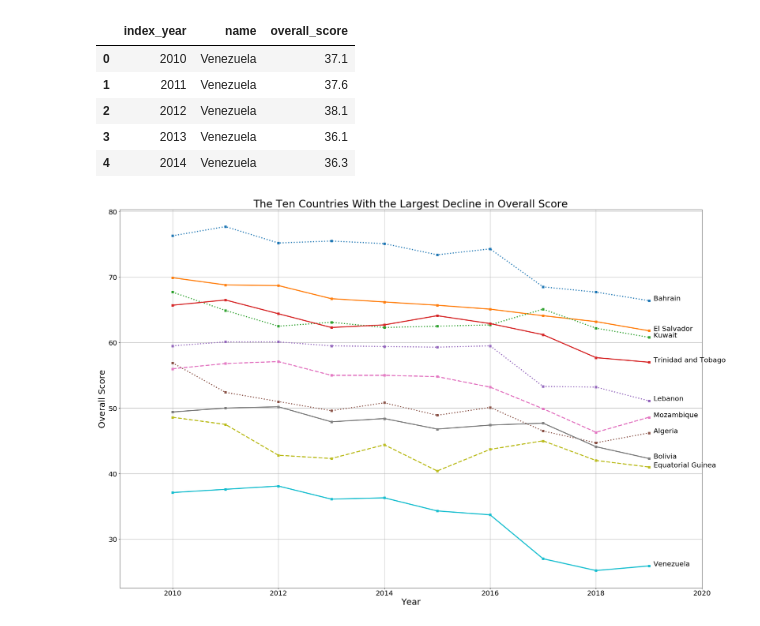
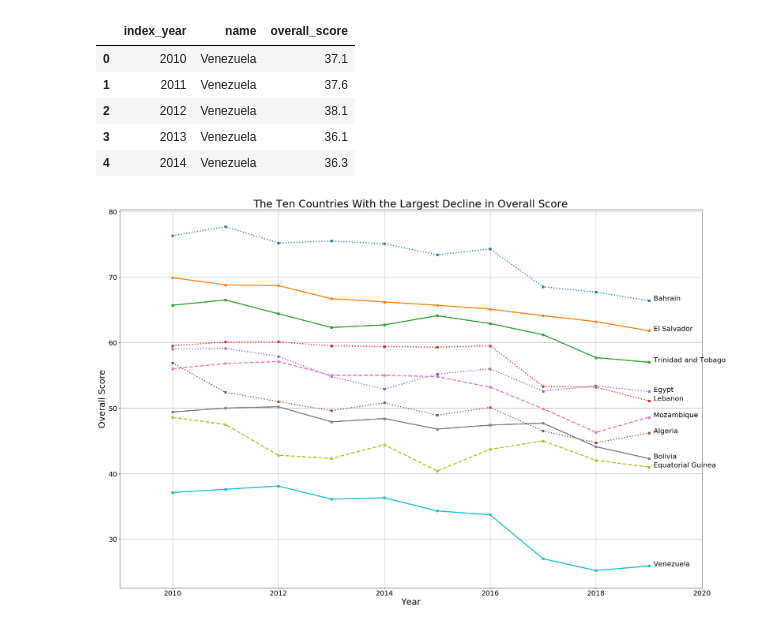
Before and after one commit to nicole1286/Project1, a Jupyter notebook: Economic_Freedom.ipynb, the cells around one changed output. Cells and saved outputs as stored; diff of their text form; code cells hidden in the pictures.

```diff
--- a/Economic_Freedom.ipynb
+++ b/Economic_Freedom.ipynb
@@ -243,14 +253,14 @@ index_year_df = index_year_df[index_year_df.index_year != 2009.0]
 decade_df = index_year_df[["index_year", "name", "overall_score"]]
 venezuela_df = decade_df[decade_df["name"] == "Venezuela "]
 algeria_df = decade_df[decade_df["name"] == "Algeria"]
+eguinea_df = decade_df[decade_df["name"] == "Equatorial Guinea"]
+bolivia_df = decade_df[decade_df["name"] == "Bolivia"]
+lebanon_df = decade_df[decade_df["name"] == "Lebanon"]
+trinidad_df = decade_df[decade_df["name"] == "Trinidad and Tobago"]
+mozambique_df = decade_df[decade_df["name"] == "Mozambique "]
 bahrain_df = decade_df[decade_df["name"] == "Bahrain"]
-trinidad_df = decade_df[decade_df["name"] == "Trinidad and Tobago"]
-lebanon_df = decade_df[decade_df["name"] == "Lebanon"]
 salvador_df = decade_df[decade_df["name"] == "El Salvador "]
-eguinea_df = decade_df[decade_df["name"] == "Equatorial Guinea"]
-mozambique_df = decade_df[decade_df["name"] == "Mozambique "]
-bolivia_df = decade_df[decade_df["name"] == "Bolivia"]
-kuwait_df = decade_df[decade_df["name"] == "Kuwait"]
+egypt_df = decade_df[decade_df["name"] == "Egypt"]
 # %%
 # Merge all 10 DataFrames into one
 bottom10_df = pd.merge(venezuela_df, algeria_df, how="outer")
@@ -274,10 +284,6 @@ bottom10_df.head()
 | 3 | 2013 | Venezuela | 36.1 |
 | 4 | 2014 | Venezuela | 36.3 |
 # %%
-# Create a list to hold the countries
-countries = ["Bahrain", "El Salvador", "Kuwait", "Trinidad and Tobago", "Lebanon", "Algeria", "Mozambique",
-             "Bolivia", "Equatorial Guinea", "Venezuela"]
-
 # Plot the 10 year data for each country on a separate line in the chart
 # Solid linestyle is Americas region
 # Dotted linestyle is North Africa/Middle East region
@@ -285,34 +291,37 @@ countries = ["Bahrain", "El Salvador", "Kuwait", "Trinidad and Tobago", "Lebanon
 plt.figure(figsize=(30,20))
 plt.plot(bahrain_df["index_year"], bahrain_df["overall_score"], linewidth=3, marker="s", linestyle=":")
 plt.plot(salvador_df["index_year"], salvador_df["overall_score"], linewidth=3, marker="s")
-plt.plot(kuwait_df["index_year"], kuwait_df["overall_score"], linewidth=3, marker="s", linestyle=":")
 plt.plot(trinidad_df["index_year"], trinidad_df["overall_score"], linewidth=3, marker="s")
 plt.plot(lebanon_df["index_year"], lebanon_df["overall_score"], linewidth=3, marker="s", linestyle=":")
+plt.plot(kuwait_df["index_year"], egypt_df["overall_score"], linewidth=3, marker="s", linestyle=":")
 plt.plot(algeria_df["index_year"], algeria_df["overall_score"], linewidth=3, marker="s", linestyle=":")
 plt.plot(mozambique_df["index_year"], mozambique_df["overall_score"], linewidth=3, marker="s", linestyle="--")
 plt.plot(bolivia_df["index_year"], bolivia_df["overall_score"], linewidth=3, marker="s")
 plt.plot(eguinea_df["index_year"], eguinea_df["overall_score"],linewidth=3, marker="s", linestyle="--")
 plt.plot(venezuela_df["index_year"], venezuela_df["overall_score"], linewidth=3, marker="s")
 
 # Place a black text label at the end of each plotted line rather than use a legend
 plt.text(2019, bahrain_df.overall_score.tail(1), "  Bahrain", horizontalalignment="left", fontsize=20, color="k")
 plt.text(2019, salvador_df.overall_score.tail(1), "  El Salvador", horizontalalignment="left", fontsize=20, color="k")
-plt.text(2019, kuwait_df.overall_score.tail(1), "  Kuwait", horizontalalignment="left", fontsize=20, color="k")
 plt.text(2019, trinidad_df.overall_score.tail(1), "  Trinidad and Tobago", horizontalalignment="left", fontsize=20, color="k")
 plt.text(2019, lebanon_df.overall_score.tail(1), "  Lebanon", horizontalalignment="left", fontsize=20, color="k")
+plt.text(2019, egypt_df.overall_score.tail(1), "  Egypt", horizontalalignment="left", fontsize=20, color="k")
 plt.text(2019, algeria_df.overall_score.tail(1), "  Algeria", horizontalalignment="left", fontsize=20, color="k")
 plt.text(2019, mozambique_df.overall_score.tail(1), "  Mozambique", horizontalalignment="left", fontsize=20, color="k")
 plt.text(2019, bolivia_df.overall_score.tail(1), "  Bolivia", horizontalalignment="left", fontsize=20, color="k")
 plt.text(2019, eguinea_df.overall_score.tail(1), "  Equatorial Guinea", horizontalalignment="left", fontsize=20, color="k")
 plt.text(2019, venezuela_df.overall_score.tail(1), "  Venezuela", horizontalalignment="left", fontsize=20, color="k")
 
 # Title the chart, label the axes, add a legend, add gridlines, and adjust the font sizes
 plt.title("The Ten Countries With the Largest Decline in Overall Score", fontsize=30)
 plt.ylabel("Overall Score", fontsize=25)
 plt.xlabel("Year", fontsize=25)
 plt.xlim(2009, 2020)
 plt.yticks(fontsize=20)
 plt.xticks(fontsize=20)
 plt.grid()
+
+# Save the figure
+plt.savefig("bottom10_countries.png")
 # %% [output]
-[figure, old version]
+[figure, new version]
```
Also changed, not shown: parts of 6 cells of this notebook.
